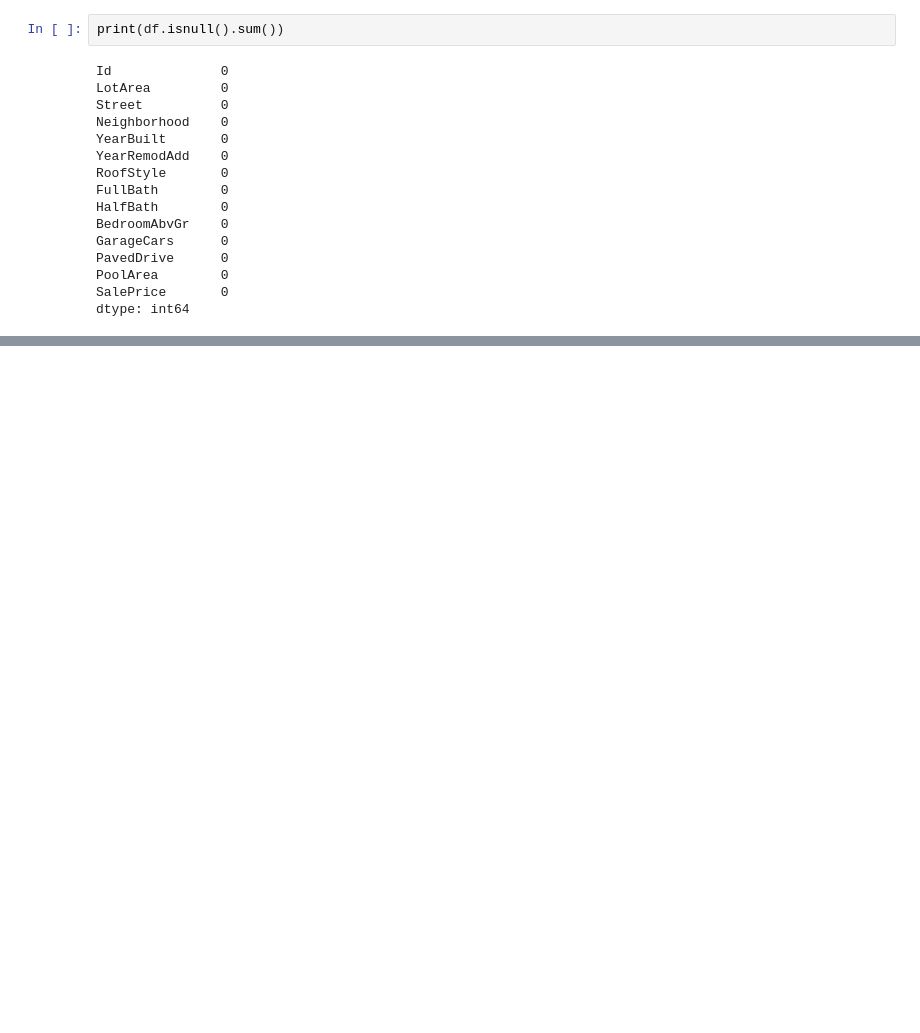
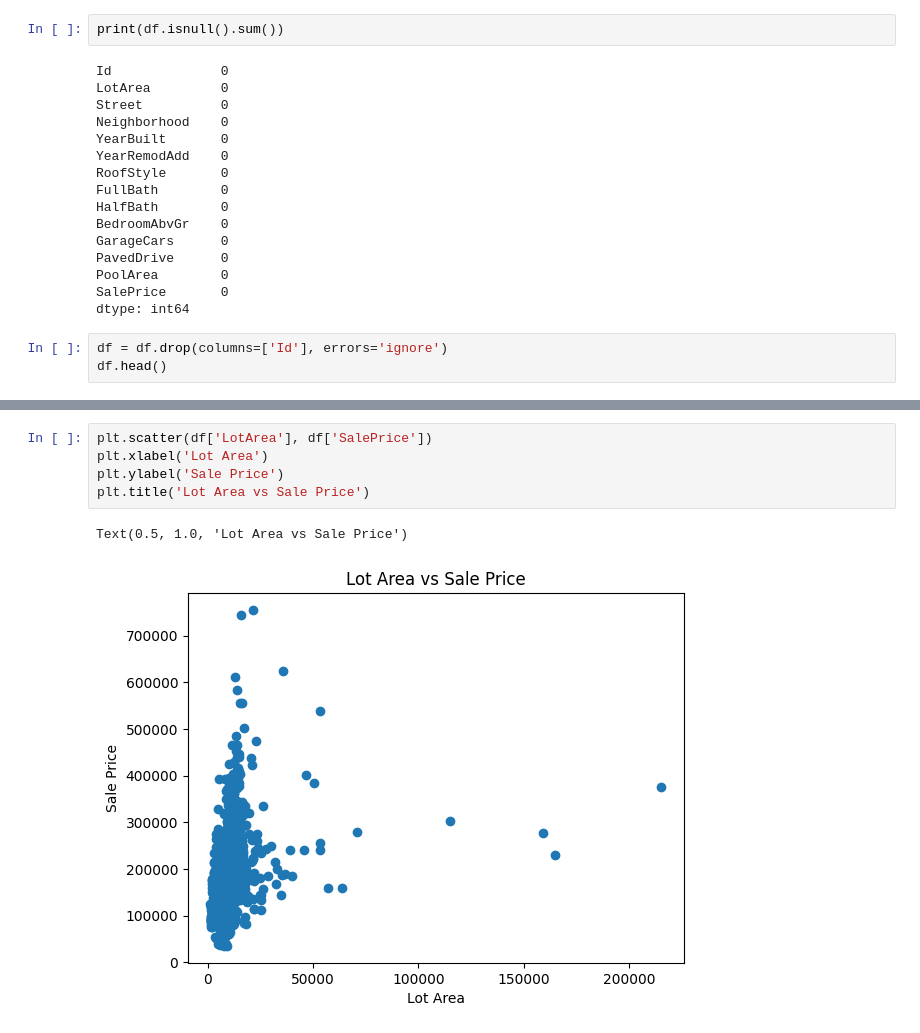
Before and after one commit to fynley17/AI-Class, a Jupyter notebook: Week3 - Macheine learning/week3.ipynb, the cells around one changed output, grey strips where cells are left out. Drawn from its saved outputs; the diff is of its cells as text; blank space fills up the shorter version.

```diff
--- a/Week3 - Macheine learning/week3.ipynb
+++ b/Week3 - Macheine learning/week3.ipynb
@@ -35,3 +35,6 @@ PavedDrive      0
 PoolArea        0
 SalePrice       0
 dtype: int64
+# %%
+df = df.drop(columns=['Id'], errors='ignore')
+df.head()
@@ -37,0 +48,8 @@ dtype: int64
+# %%
+plt.scatter(df['LotArea'], df['SalePrice'])
+plt.xlabel('Lot Area')
+plt.ylabel('Sale Price')
+plt.title('Lot Area vs Sale Price')
+# %% [output]
+Text(0.5, 1.0, 'Lot Area vs Sale Price')
+[figure, added]
```
Also changed, not shown: parts of 5 cells of this notebook, 4 other files.
